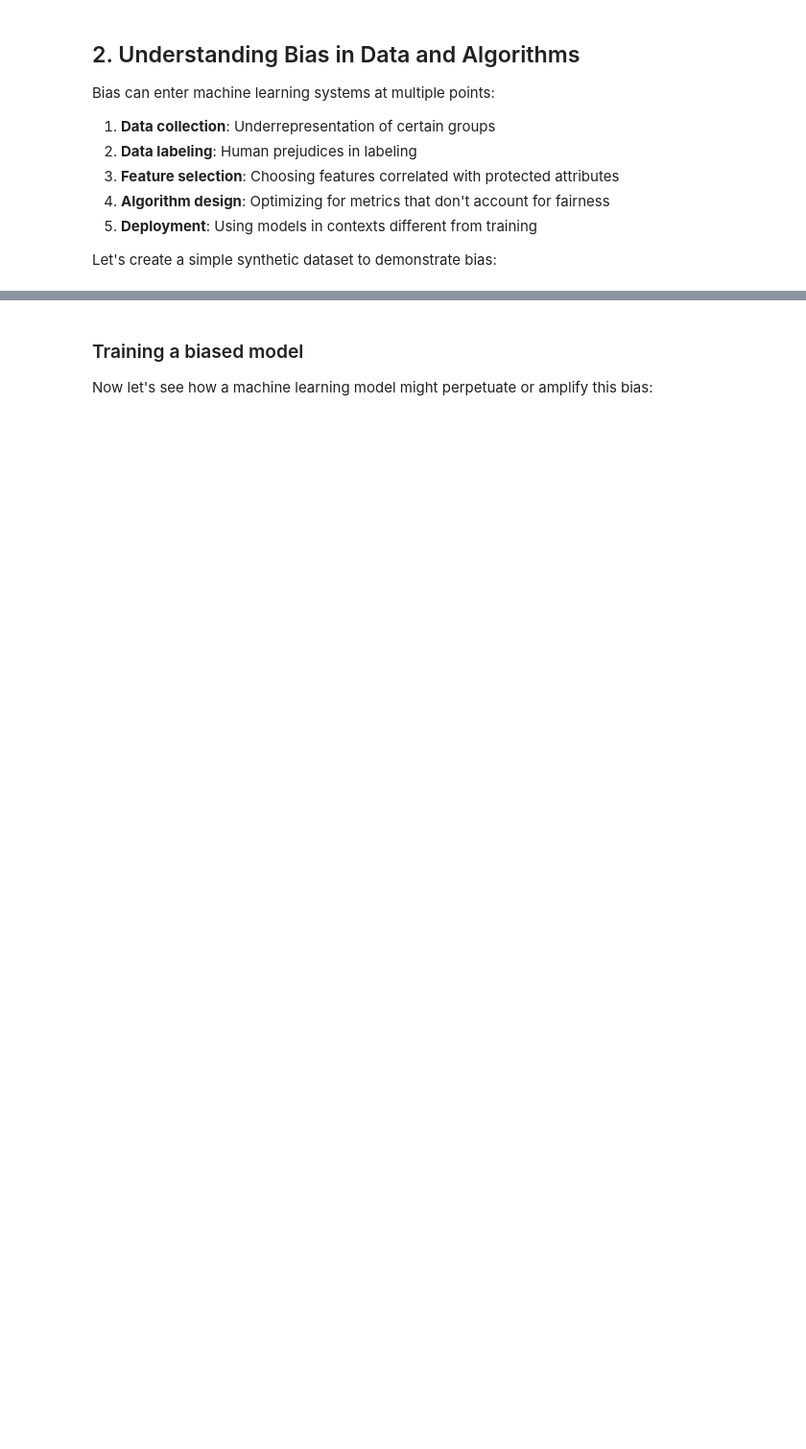
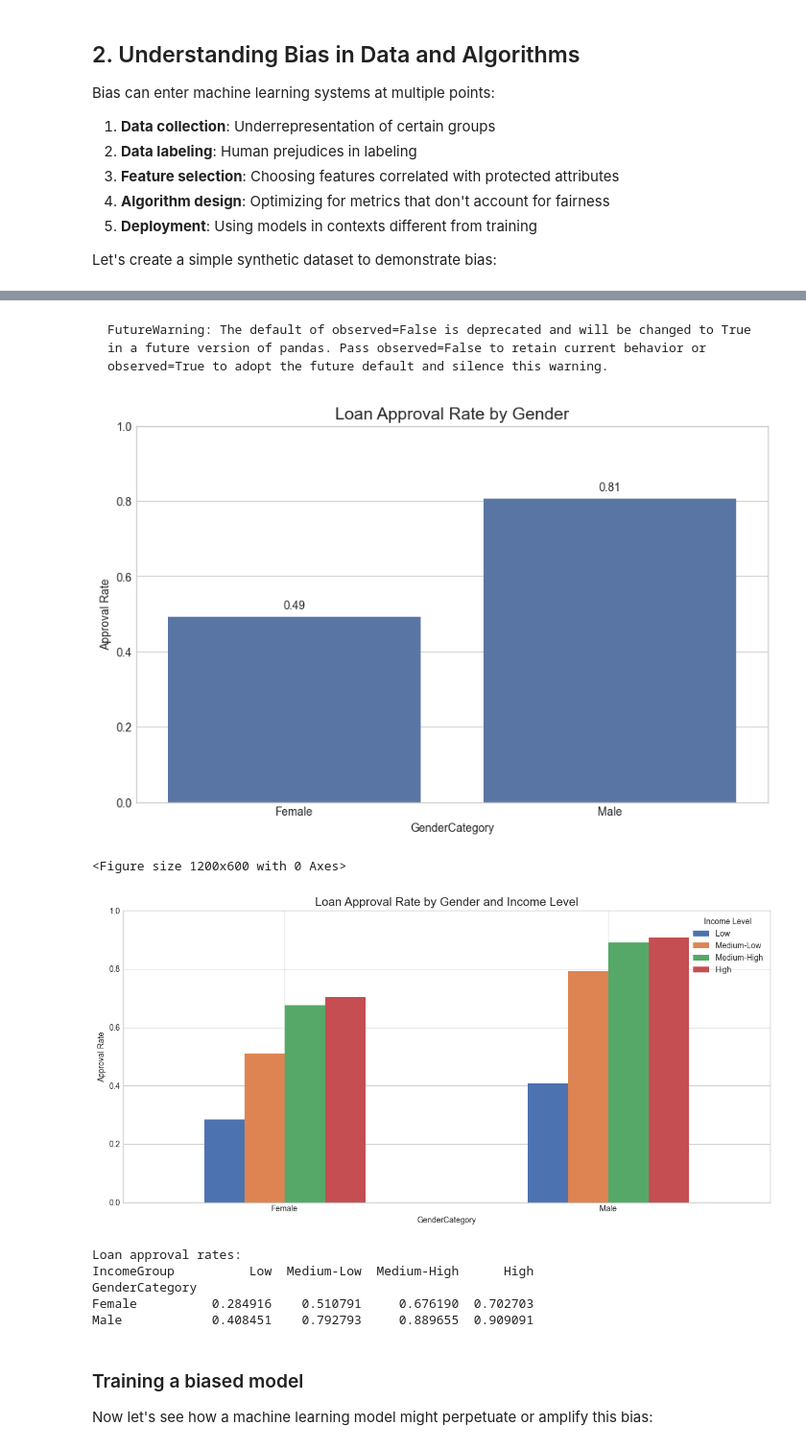
Before and after one commit to pavelklos/ai-ml, a Jupyter notebook: 2-ML/02-01-20.ipynb, the cells around one changed output, grey strips where cells are left out. Shown at 96% size. Drawn from its saved outputs; the diff is of its cells as text; code cells hidden in the pictures; blank space fills up the shorter version.

````diff
--- a/2-ML/02-01-20.ipynb
+++ b/2-ML/02-01-20.ipynb
@@ -139,3 +158,50 @@ print(approval_by_gender_income)
+# %% [markdown]
+```
+FutureWarning: The default of observed=False is deprecated and will be changed to True in a future version of pandas. Pass observed=False to retain current behavior or observed=True to adopt the future default and silence this warning.
+```
+# %%
+# Analyze distribution of loan approvals based on gender
+gender_approval = data.groupby('GenderCategory')['LoanApproved'].mean()
+
+plt.figure(figsize=(10, 6))
+sns.barplot(x=gender_approval.index, y=gender_approval.values)
+plt.title('Loan Approval Rate by Gender', fontsize=15)
+plt.ylabel('Approval Rate')
+plt.ylim(0, 1)
+
+for i, rate in enumerate(gender_approval):
+    plt.text(i, rate + 0.02, f'{rate:.2f}', ha='center')
+
+plt.show()
+
+# Show approval rates across both gender and income levels
+plt.figure(figsize=(12, 6))
+data['IncomeGroup'] = pd.qcut(data['Income'], 4, labels=['Low', 'Medium-Low', 'Medium-High', 'High'])
+approval_by_gender_income = data.groupby(
+    ['GenderCategory', 'IncomeGroup'], observed=False  # Explicitly specify observed=False
+)['LoanApproved'].mean().unstack()
+
+approval_by_gender_income.plot(kind='bar', figsize=(12, 6))
+plt.title('Loan Approval Rate by Gender and Income Level', fontsize=15)
+plt.ylabel('Approval Rate')
+plt.ylim(0, 1)
+plt.legend(title='Income Level')
+plt.xticks(rotation=0)
+plt.tight_layout()
+plt.show()
+
+# Print exact numbers
+print("Loan approval rates:")
+print(approval_by_gender_income)
+# %% [output]
+[figure, added]
+<Figure size 1200x600 with 0 Axes>
+[figure, added]
+Loan approval rates:
+IncomeGroup          Low  Medium-Low  Medium-High      High
+GenderCategory
+Female          0.284916    0.510791     0.676190  0.702703
+Male            0.408451    0.792793     0.889655  0.909091
 # %% [markdown]
 ### Training a biased model
 
````
Also changed, not shown: parts of 31 cells of this notebook, 1 other file.
